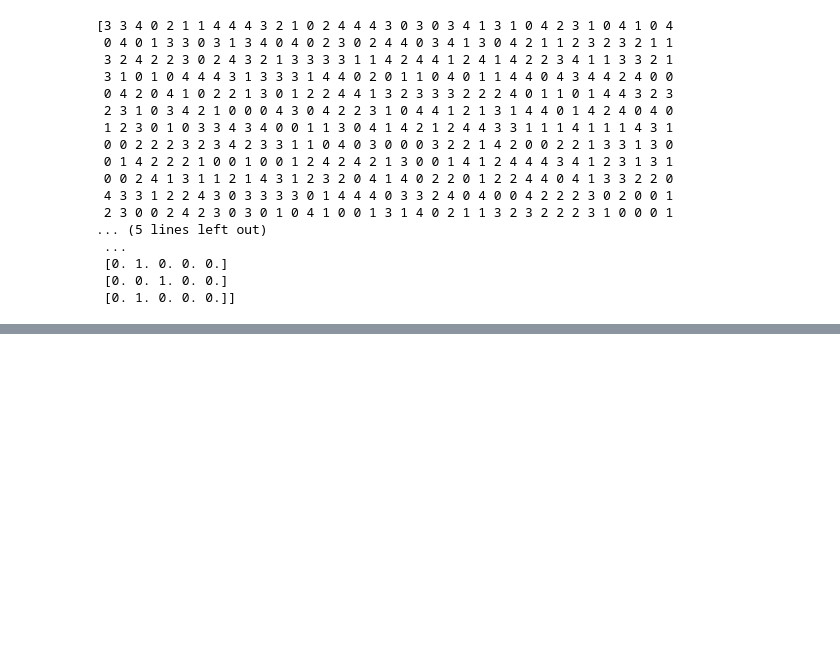
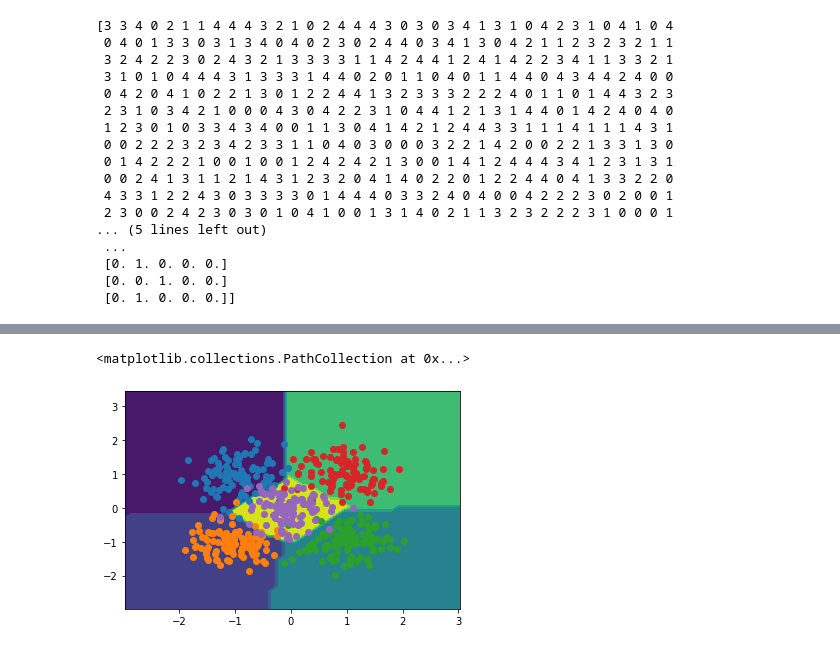
Before and after one commit to sumit-mandal/ml_learning, a Jupyter notebook: multiclass.ipynb, the cells around one changed output, grey strips where cells are left out. Drawn from its saved outputs; the diff is of its cells as text; code cells hidden in the pictures; blank space fills up the shorter version.

```diff
--- a/multiclass.ipynb
+++ b/multiclass.ipynb
@@ -71,10 +71,20 @@ def plot_multiclass_decision_boundary(X,y,model):
     x_span = np.linspace(min(X[:,0]) - 1, max(X[:,0]) + 1)
     y_span = np.linspace(min(X[:,1]) - 1, max(X[:,1]) + 1)
 
-    xx,yy = np.meshgrid(X_span , y_span)
+    xx,yy = np.meshgrid(x_span , y_span)
     grid = np.c_[xx.ravel(), yy.ravel()]
 
     pred_func = model.predict_classes(grid)
     z = pred_func.reshape(xx.shape)
 
-    plot.contourf(xx , yy ,z)
+    plt.contourf(xx , yy ,z)
+# %%
+plot_multiclass_decision_boundary(X, y_cat, model)
+plt.scatter(X[y==0, 0], X[y==0, 1])
+plt.scatter(X[y==1, 0], X[y==1, 1])
+plt.scatter(X[y==2, 0], X[y==2, 1])
+plt.scatter(X[y==3, 0], X[y==3, 1])
+plt.scatter(X[y==4, 0], X[y==4, 1])
+# %% [output]
+<matplotlib.collections.PathCollection at 0x...>
+[figure, added]
```
Also changed, not shown: parts of 2 cells of this notebook.
